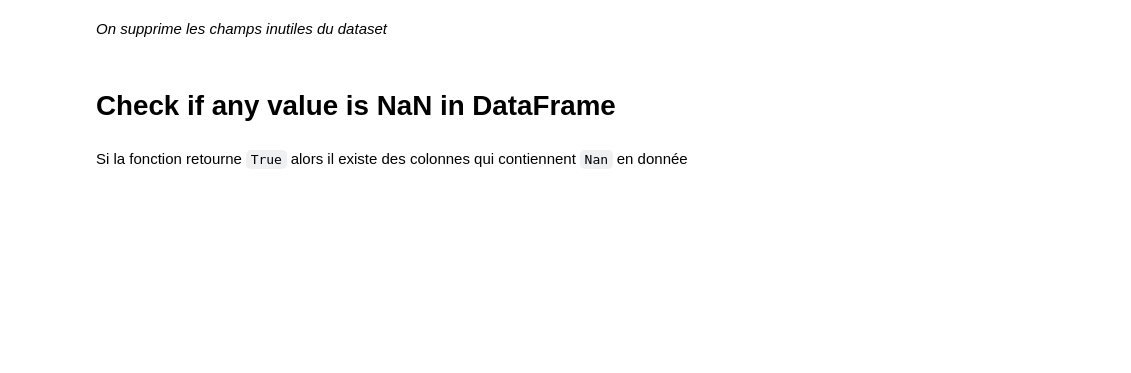
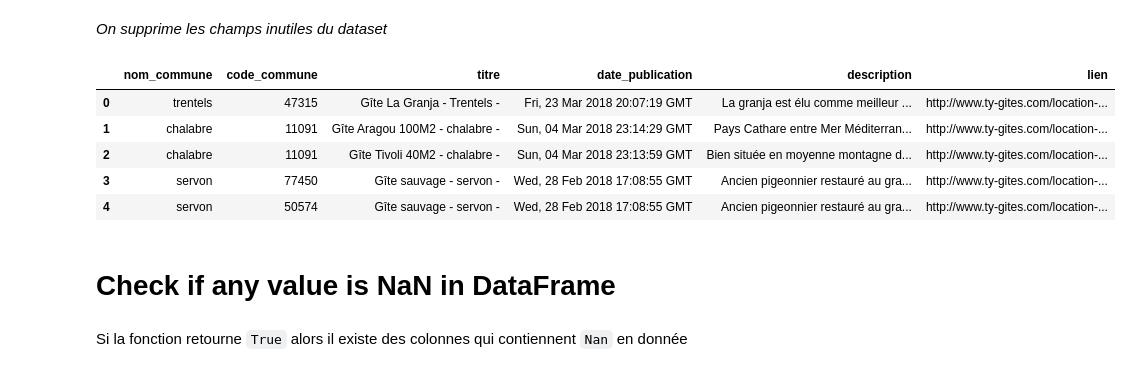
Before and after one commit to enzobes/house-rental-py, a Jupyter notebook: House-Rental.ipynb, the cells around one changed output. Cells and saved outputs as stored; diff of their text form; code cells hidden in the pictures; blank space fills up the shorter version.

```diff
--- a/House-Rental.ipynb
+++ b/House-Rental.ipynb
@@ -122,6 +117,16 @@ codeCommune.sort_values(['nom_commune']).head()
 *On supprime les champs inutiles du dataset*
 # %%
 df_enedis = dataEnedis.drop(['geo_shape','geo_point_2d','nom_epci'], axis=1)
+# %%
+merged = codeCommune.merge(rents, on='nom_commune',how='inner')
+merged.head()
+# %% [output]
+|  | nom_commune | code_commune | titre | date_publication | description | lien |
+| 0 | trentels | 47315 | Gîte La Granja - Trentels - | Fri, 23 Mar 2018 20:07:19 GMT | La granja est élu comme meilleur ... | http://www.ty-gites.com/location-... |
+| 1 | chalabre | 11091 | Gîte Aragou 100M2 - chalabre - | Sun, 04 Mar 2018 23:14:29 GMT | Pays Cathare entre Mer Méditerran... | http://www.ty-gites.com/location-... |
+| 2 | chalabre | 11091 | Gîte Tivoli 40M2 - chalabre - | Sun, 04 Mar 2018 23:13:59 GMT | Bien située en moyenne montagne d... | http://www.ty-gites.com/location-... |
+| 3 | servon | 77450 | Gîte sauvage - servon - | Wed, 28 Feb 2018 17:08:55 GMT | Ancien pigeonnier restauré au gra... | http://www.ty-gites.com/location-... |
+| 4 | servon | 50574 | Gîte sauvage - servon - | Wed, 28 Feb 2018 17:08:55 GMT | Ancien pigeonnier restauré au gra... | http://www.ty-gites.com/location-... |
 # %% [markdown]
  #  Check if any value is NaN in DataFrame
 # %% [markdown]
```
Also changed, not shown: parts of 8 cells of this notebook, 2 other files.
